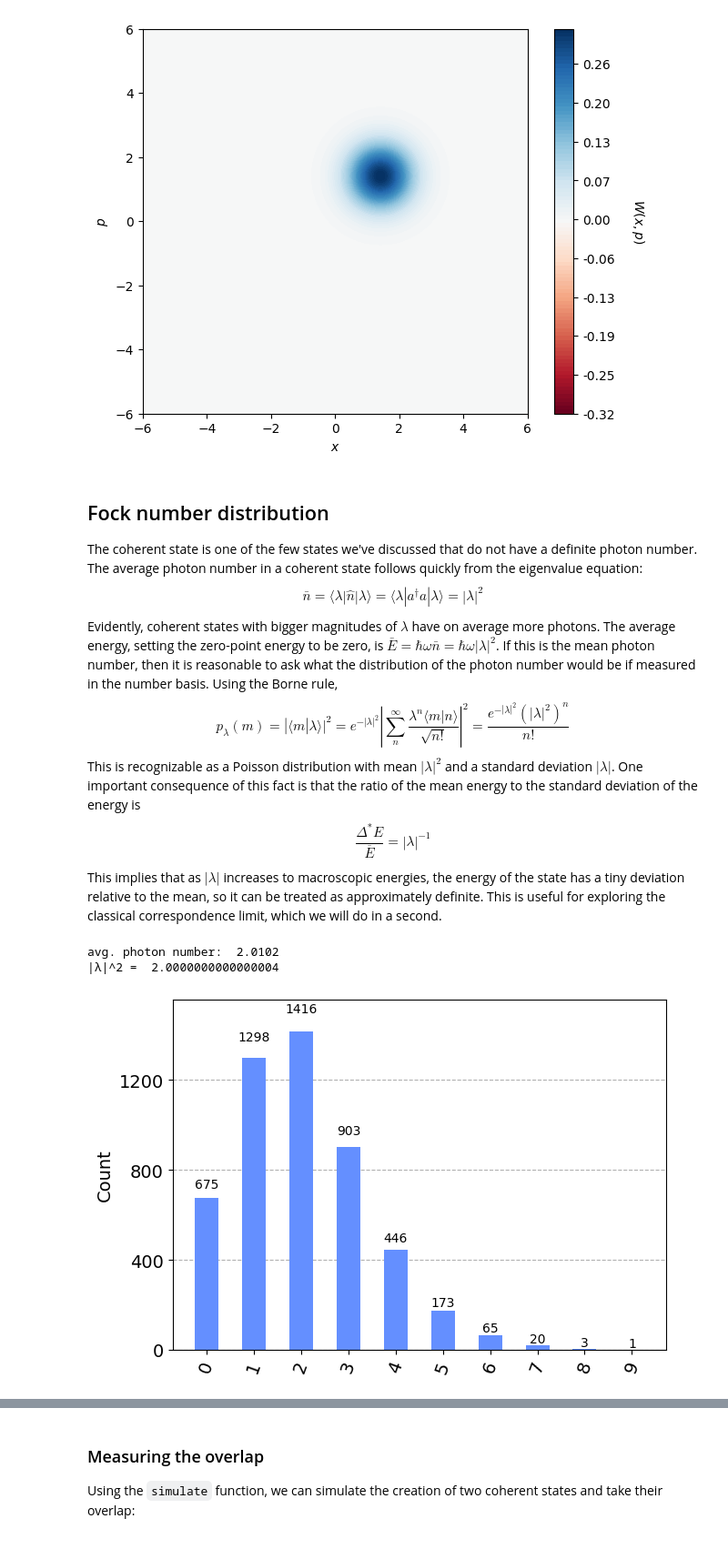
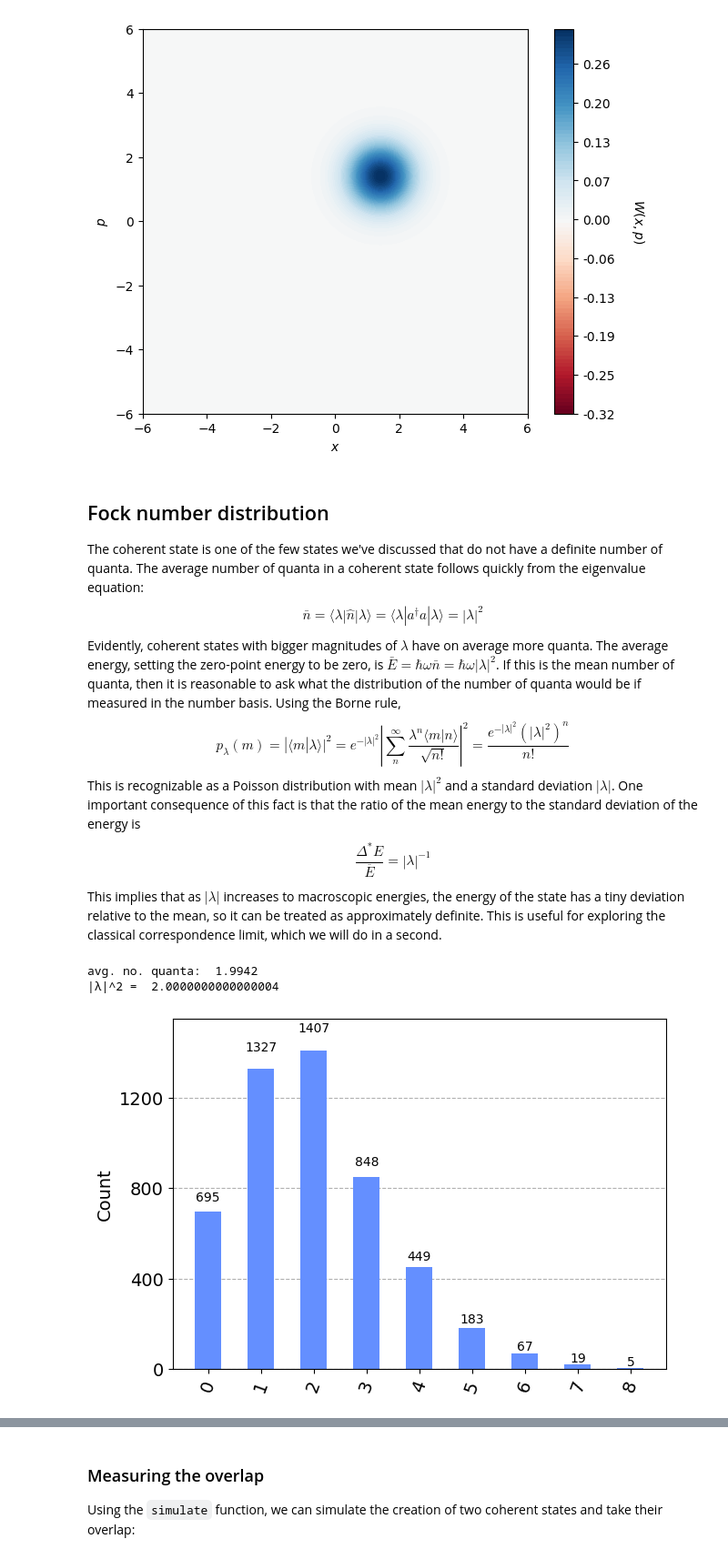
Before and after one commit to benmcdonough20/bosonic-qiskit-tutorials, a Jupyter notebook: bosonic_qiskit_textbook/3. coherent_states.ipynb, the cells around one changed output, grey strips where cells are left out. Shown: that part at 91% size. Saved outputs shown, nothing was run; the diff lists cells and outputs as text; code cells hidden in the pictures.

```diff
--- a/bosonic_qiskit_textbook/3. coherent_states.ipynb
+++ b/bosonic_qiskit_textbook/3. coherent_states.ipynb
@@ -46,11 +53,11 @@ c2qa.wigner.plot_wigner(circuit, state)
 [figure]
 # %% [markdown]
 ## Fock number distribution
-The coherent state is one of the few states we've discussed that do not have a definite photon number. The average photon number in a coherent state follows quickly from the eigenvalue equation:
+The coherent state is one of the few states we've discussed that do not have a definite number of quanta. The average number of quanta in a coherent state follows quickly from the eigenvalue equation:
 $$
 \bar n = \langle \lambda | \hat n | \lambda \rangle = \langle \lambda | a^\dagger a | \lambda \rangle = |\lambda|^2
 $$
-Evidently, coherent states with bigger magnitudes of $\lambda$ have on average more photons. The average energy, setting the zero-point energy to be zero, is $\bar E = \hbar \omega \bar n = \hbar \omega |\lambda|^2$. If this is the mean photon number, then it is reasonable to ask what the distribution of the photon number would be if measured in the number basis. Using the Borne rule,
+Evidently, coherent states with bigger magnitudes of $\lambda$ have on average more quanta. The average energy, setting the zero-point energy to be zero, is $\bar E = \hbar \omega \bar n = \hbar \omega |\lambda|^2$. If this is the mean number of quanta, then it is reasonable to ask what the distribution of the number of quanta would be if measured in the number basis. Using the Borne rule,
 $$
 p_\lambda(m) = |\langle m |\lambda \rangle|^2 = e^{-|\lambda|^2}\left|\sum_{n}^{\infty} \frac{\lambda^n\langle m | n\rangle}{\sqrt{n!}}\right|^2 = \frac{e^{-|\lambda|^2}(|\lambda|^2)^n}{n!}
 $$
@@ -62,21 +69,21 @@ This implies that as $|\lambda|$ increases to macroscopic energies, the energy o
 # %%
 #Use the cv_measure method to map the Fock number onto creg!
 circuit.cv_measure([qreg[0]], creg)
 
-#Simulate using the Aer simulator
+#Simulate
 shots = 5000
-sim = qiskit.providers.aer.AerSimulator()
-counts = qiskit.execute(circuit, sim, shots = shots).result().get_counts()
+_, result = c2qa.util.simulate(circuit, shots = shots)
+counts = result.get_counts()
 
-#The photon number counts obey a poisson distribution
+#The number of quanta counts obey a poisson distribution
 fock_counts = c2qa.util.cv_fockcounts(counts, [qreg[0]])
-print("avg. photon number: ",np.sum([int(key)*val for (key,val) in fock_counts.items()])/shots)
+print("avg. no. quanta: ",np.sum([int(key)*val for (key,val) in fock_counts.items()])/shots)
 print("|λ|^2 = ", np.abs(Lambda)**2)
 qiskit.visualization.plot_histogram(fock_counts)
 # %% [output]
-avg. photon number:  2.0102
+avg. no. quanta:  1.9942
 |λ|^2 =  2.0000000000000004
-[figure, old version]
+[figure, new version]
 # %% [markdown]
 ## Vanishing overlap
 So far, we have only explored the orthonormal sets of eigenkets of $\hat x$ and $\hat n$. The orthonormality of these kets is implied by the fact that both $\hat x$ and $\hat n$ are Hermitian, i.e. $[\hat x, \hat x^\dagger] = 0$ and $[\hat n, \hat n^\dagger]=0$. However $[a,a^\dagger]=1$, so $a$ does not have an orthonormal eigenbasis. If two coherent states $|\theta\rangle$, $|\lambda\rangle$ are not orthogonal, then they have some non-trivial inner product. For simplicity, take $|\lambda\rangle$ and $|\theta\rangle$ to be two coherent states where both $\lambda$ and $\theta$ are real.
```
Also changed, not shown: parts of 6 cells of this notebook, 6 other files.
